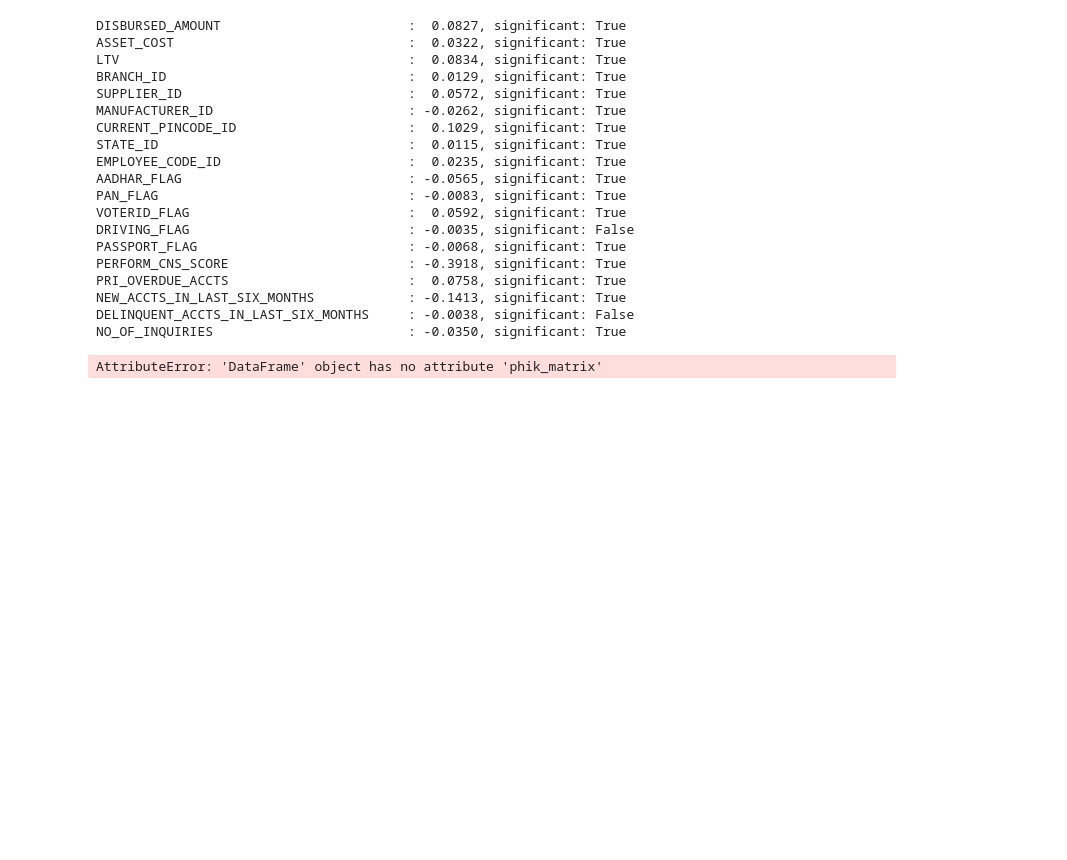
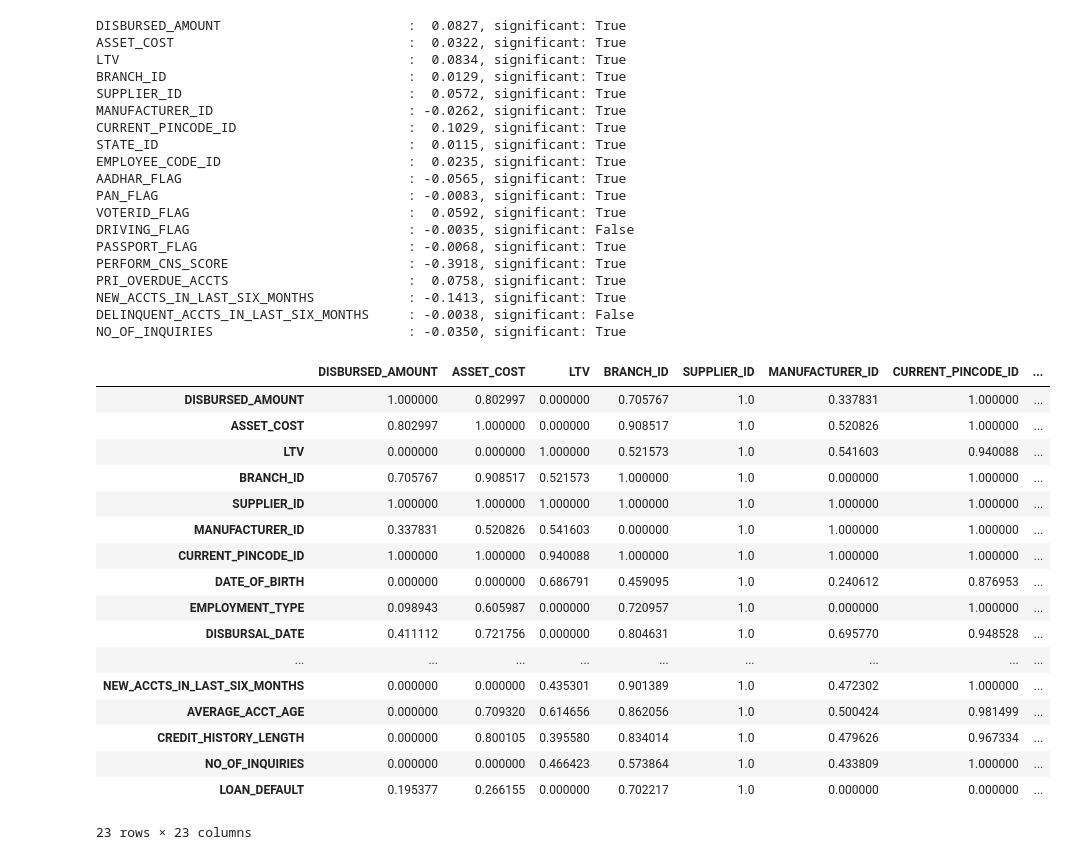
Before and after one commit to gathara66david/-Preparing-for-Machine-Learning-Feature-Selection-Feature-Engineering-and-Dimensionality-Reduction, a Jupyter notebook: feature selection.ipynb, the cells around one changed output. Cells and saved outputs as stored; diff of their text form; code cells hidden in the pictures; blank space fills up the shorter version.

```diff
--- a/feature selection.ipynb
+++ b/feature selection.ipynb
@@ -58,12 +57,28 @@ loan_df.drop(columns=['DRIVING_FLAG', 'DELINQUENT_ACCTS_IN_LAST_SIX_MONTHS'], ax
 loan_df_epoch_time = loan_df.copy()
 loan_df_epoch_time['DATE_OF_BIRTH'] = (loan_df_epoch_time['DATE_OF_BIRTH'] - pd.to_datetime('1-1-1970')).dt.total_seconds()
 loan_df_epoch_time['DISBURSAL_DATE'] = (loan_df_epoch_time['DISBURSAL_DATE'] - pd.to_datetime('1-1-1970')).dt.total_seconds()
-sample = loan_df_epoch_time.sample(10000, random_state=1)
+sample = loan_df_epoch_time.sample(30, random_state=1)
 # %%
-interval_columns = ['DISBURSED_AMOUNT', 'ASSET_COST', 'LTV', 'DATE_OF_BIRTH', 'DISBURSAL_DATE', 'PERFORM_CNS_SCORE', 'NEW_ACCTS_IN_LAST_SIX_MONTHS',
-'NO_OF_INQUIRIES']
+interval_columns = ['DISBURSED_AMOUNT', 'ASSET_COST', 'LTV', 'DATE_OF_BIRTH', 'DISBURSAL_DATE', 'PERFORM_CNS_SCORE', 'NEW_ACCTS_IN_LAST_SIX_MONTHS', 'NO_OF_INQUIRIES']
 sample.phik_matrix(interval_cols=interval_columns)
 # %% [output]
+|  | DISBURSED_AMOUNT | ASSET_COST | LTV | BRANCH_ID | SUPPLIER_ID | MANUFACTURER_ID | CURRENT_PINCODE_ID | ... |
+| DISBURSED_AMOUNT | 1.000000 | 0.802997 | 0.000000 | 0.705767 | 1.0 | 0.337831 | 1.000000 | ... |
+| ASSET_COST | 0.802997 | 1.000000 | 0.000000 | 0.908517 | 1.0 | 0.520826 | 1.000000 | ... |
+| LTV | 0.000000 | 0.000000 | 1.000000 | 0.521573 | 1.0 | 0.541603 | 0.940088 | ... |
+| BRANCH_ID | 0.705767 | 0.908517 | 0.521573 | 1.000000 | 1.0 | 0.000000 | 1.000000 | ... |
+| SUPPLIER_ID | 1.000000 | 1.000000 | 1.000000 | 1.000000 | 1.0 | 1.000000 | 1.000000 | ... |
+| MANUFACTURER_ID | 0.337831 | 0.520826 | 0.541603 | 0.000000 | 1.0 | 1.000000 | 1.000000 | ... |
+| CURRENT_PINCODE_ID | 1.000000 | 1.000000 | 0.940088 | 1.000000 | 1.0 | 1.000000 | 1.000000 | ... |
+| DATE_OF_BIRTH | 0.000000 | 0.000000 | 0.686791 | 0.459095 | 1.0 | 0.240612 | 0.876953 | ... |
+| EMPLOYMENT_TYPE | 0.098943 | 0.605987 | 0.000000 | 0.720957 | 1.0 | 0.000000 | 1.000000 | ... |
+| DISBURSAL_DATE | 0.411112 | 0.721756 | 0.000000 | 0.804631 | 1.0 | 0.695770 | 0.948528 | ... |
+| ... | ... | ... | ... | ... | ... | ... | ... | ... |
+| NEW_ACCTS_IN_LAST_SIX_MONTHS | 0.000000 | 0.000000 | 0.435301 | 0.901389 | 1.0 | 0.472302 | 1.000000 | ... |
+| AVERAGE_ACCT_AGE | 0.000000 | 0.709320 | 0.614656 | 0.862056 | 1.0 | 0.500424 | 0.981499 | ... |
+| CREDIT_HISTORY_LENGTH | 0.000000 | 0.800105 | 0.395580 | 0.834014 | 1.0 | 0.479626 | 0.967334 | ... |
+| NO_OF_INQUIRIES | 0.000000 | 0.000000 | 0.466423 | 0.573864 | 1.0 | 0.433809 | 1.000000 | ... |
+| LOAN_DEFAULT | 0.195377 | 0.266155 | 0.000000 | 0.702217 | 1.0 | 0.000000 | 0.000000 | ... |
-AttributeError: 'DataFrame' object has no attribute 'phik_matrix'
+23 rows × 23 columns
 # %%
 sample.significance_matrix(interval_cols=interval_columns)
```
Also changed, not shown: parts of 27 cells of this notebook, 1 other file.
